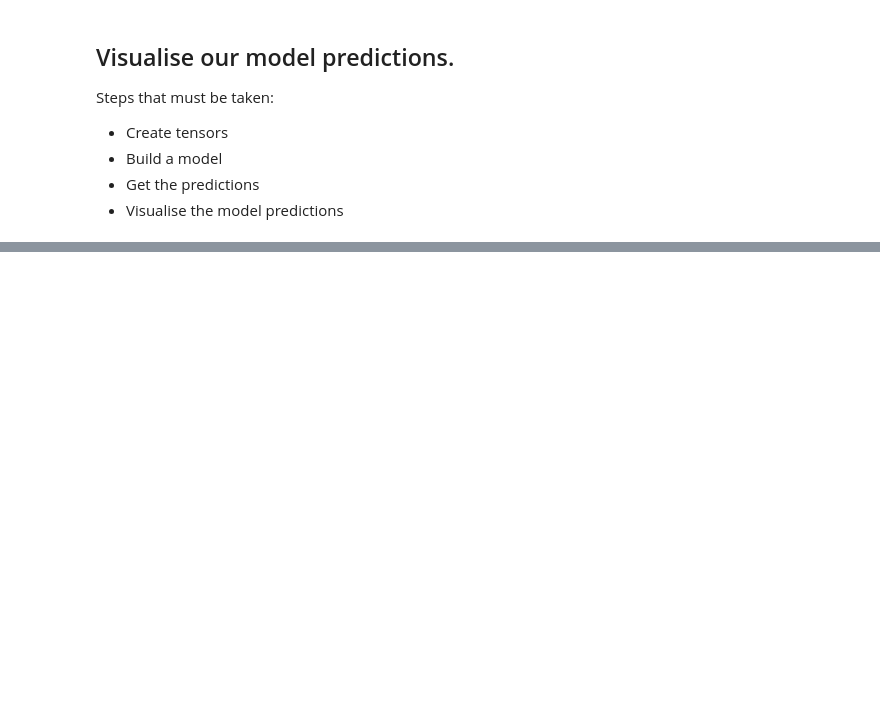
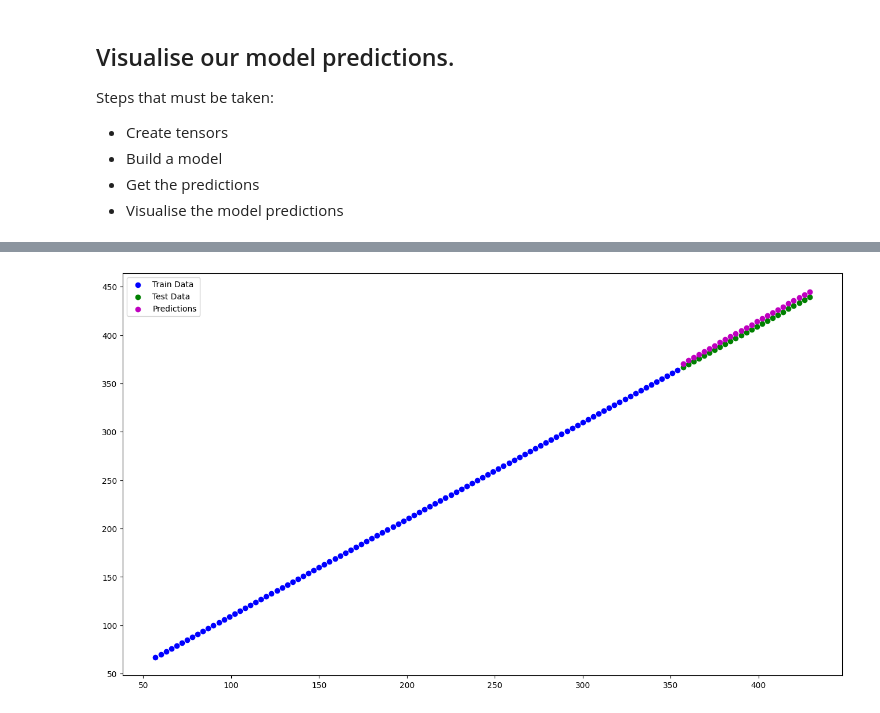
Before and after one commit to hasanzeynal/TensorFlow-Developer-Certificate, a Jupyter notebook: 01_Neural_Network_Regression_in_TensorFlow/neural_network_regression_in_tensorflow.ipynb, the cells around one changed output, grey strips where cells are left out. Saved outputs shown, nothing was run; the diff lists cells and outputs as text; code cells hidden in the pictures; blank space fills up the shorter version.

```diff
--- a/01_Neural_Network_Regression_in_TensorFlow/neural_network_regression_in_tensorflow.ipynb
+++ b/01_Neural_Network_Regression_in_TensorFlow/neural_network_regression_in_tensorflow.ipynb
@@ -473,0 +564,10 @@ plot_predictions()
+# %%
+model_2 = tf.keras.models.Sequential([
+    tf.keras.layers.Dense(100,activation= 'relu'),
+    tf.keras.layers.Dense(100,activation= 'relu'),
+    tf.keras.layers.Dense(1)
+])
+
+model_2.compile(loss= 'mae',optimizer='adam',metrics=['mae'])
+
+model_2.fit(tf.expand_dims(X_train,axis= -1),y_train,epochs= 100)
@@ -473,0 +593,3 @@ plot_predictions()
+# %%
+plot_predictions(model_2.predict(X_test))
+# %% [output]
@@ -473,0 +597 @@ plot_predictions()
+[figure, added]
```
Also changed, not shown: parts of 35 cells of this notebook.
